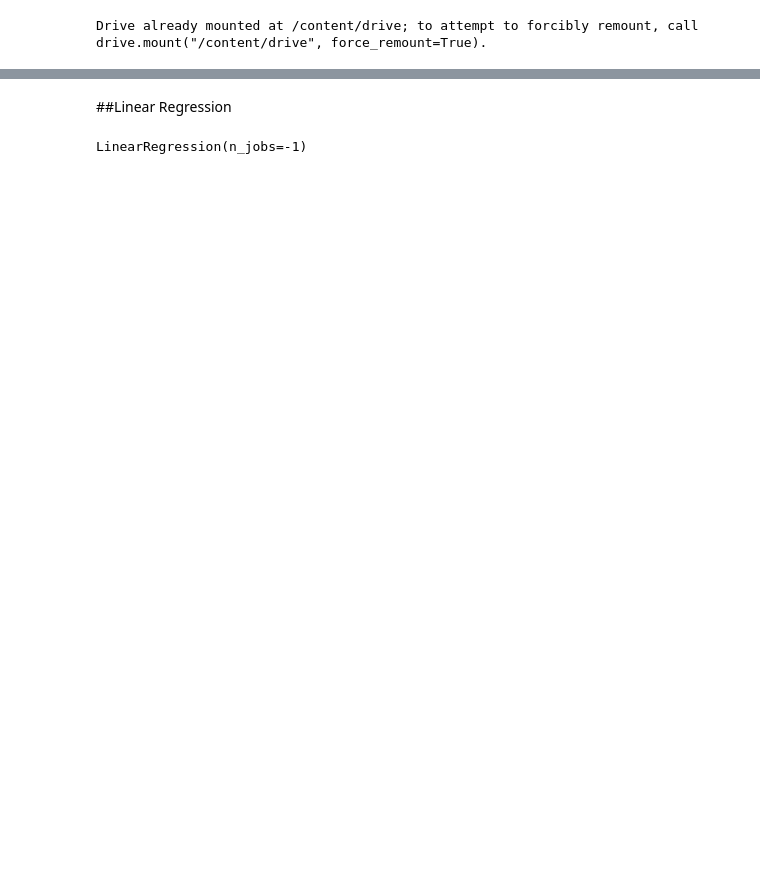
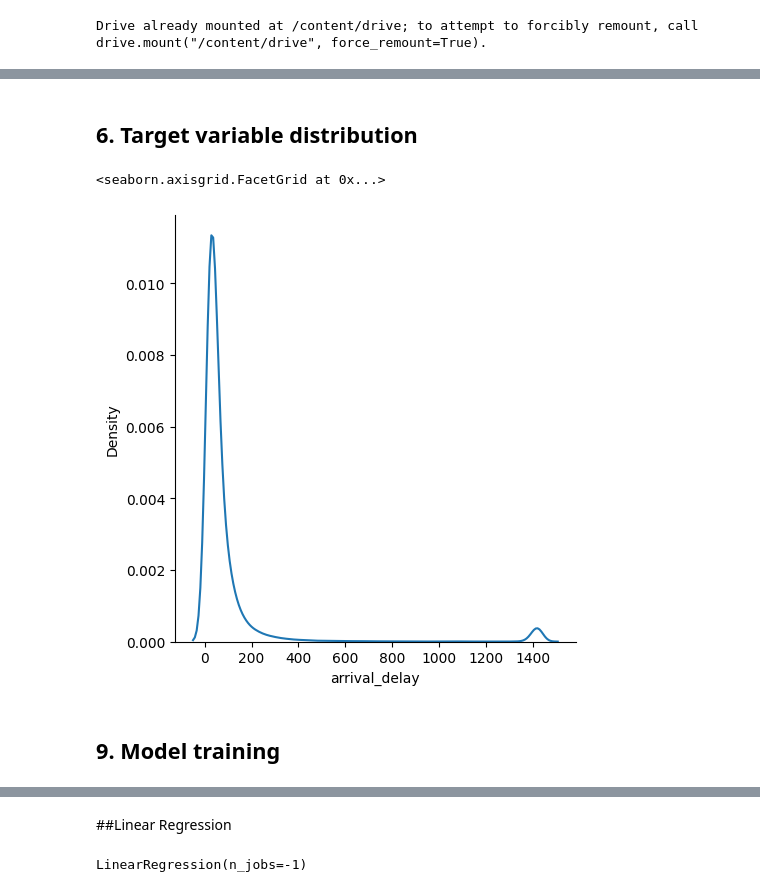
Before and after one commit to Jihed503/Flights_delay_prediction_system, a Jupyter notebook: modeling/regression.ipynb, the cells around one changed output, grey strips where cells are left out. Saved outputs shown, nothing was run; the diff lists cells and outputs as text; code cells hidden in the pictures; blank space fills up the shorter version.

Commit message:
Second try classification and regression models

```diff
--- a/modeling/regression.ipynb
+++ b/modeling/regression.ipynb
@@ -152,3 +204,14 @@ _ = plt.ylabel('Average Departure Delay')
+# %% [markdown]
+<a name = "Target"></a>
+## 6. Target variable distribution
+# %%
+sns.displot(df, x="arrival_delay", kind="kde")
+# %% [output]
+<seaborn.axisgrid.FacetGrid at 0x...>
+[figure, added]
+# %% [markdown]
+<a name = "Model"></a>
+## 9. Model training
 # %%
 X = df.loc[:, df.columns != "arrival_delay"]
 y = np.array(df.loc[:, df.columns == "arrival_delay"]["arrival_delay"])
```
Also changed, not shown: parts of 27 cells of this notebook, 16 other files.
